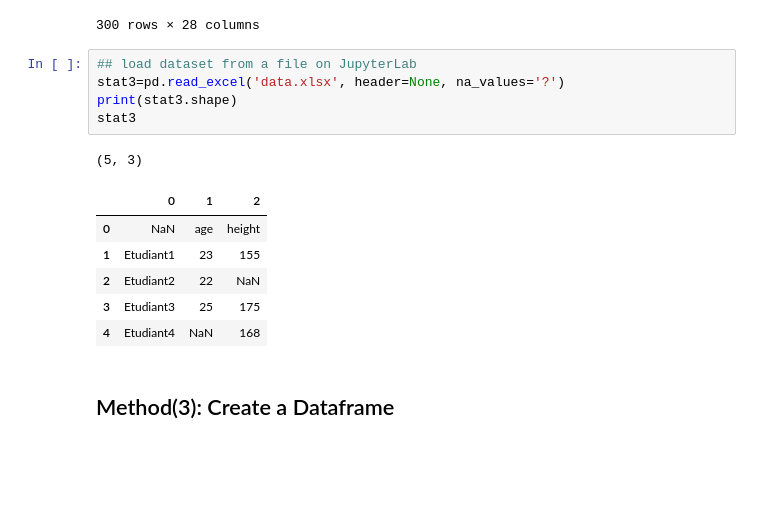
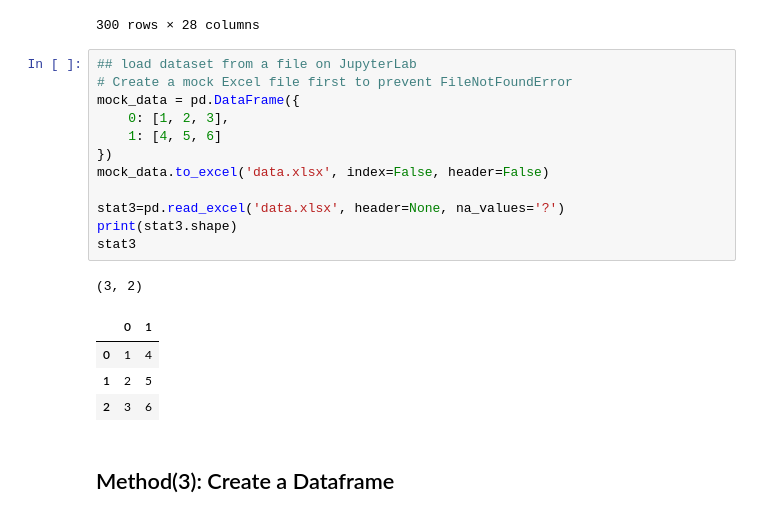
Before and after one commit to ilyessdridi/data-preparation, a Jupyter notebook: DataPreparation.ipynb, the cells around one changed output. Drawn from its saved outputs; the diff is of its cells as text; blank space fills up the shorter version.

```diff
--- a/DataPreparation.ipynb
+++ b/DataPreparation.ipynb
@@ -78,17 +78,22 @@ stat2
 300 rows × 28 columns
 # %%
 ## load dataset from a file on JupyterLab
+# Create a mock Excel file first to prevent FileNotFoundError
+mock_data = pd.DataFrame({
+    0: [1, 2, 3],
+    1: [4, 5, 6]
+})
+mock_data.to_excel('data.xlsx', index=False, header=False)
+
 stat3=pd.read_excel('data.xlsx', header=None, na_values='?')
 print(stat3.shape)
 stat3
 # %% [output]
-(5, 3)
+(3, 2)
-|  | 0 | 1 | 2 |
-| 0 | NaN | age | height |
-| 1 | Etudiant1 | 23 | 155 |
-| 2 | Etudiant2 | 22 | NaN |
-| 3 | Etudiant3 | 25 | 175 |
-| 4 | Etudiant4 | NaN | 168 |
+|  | 0 | 1 |
+| 0 | 1 | 4 |
+| 1 | 2 | 5 |
+| 2 | 3 | 6 |
 # %% [markdown]
 ## Method(3): Create a Dataframe
 # %%
```
Also changed, not shown: parts of 2 cells of this notebook.
